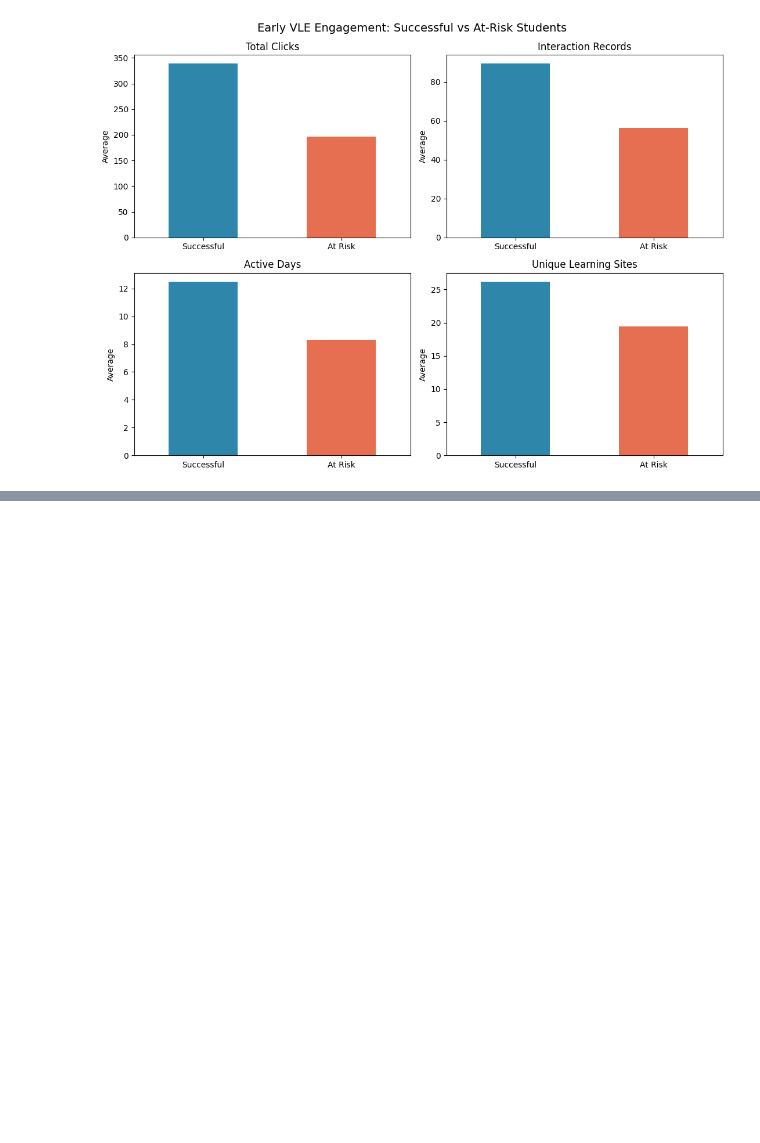
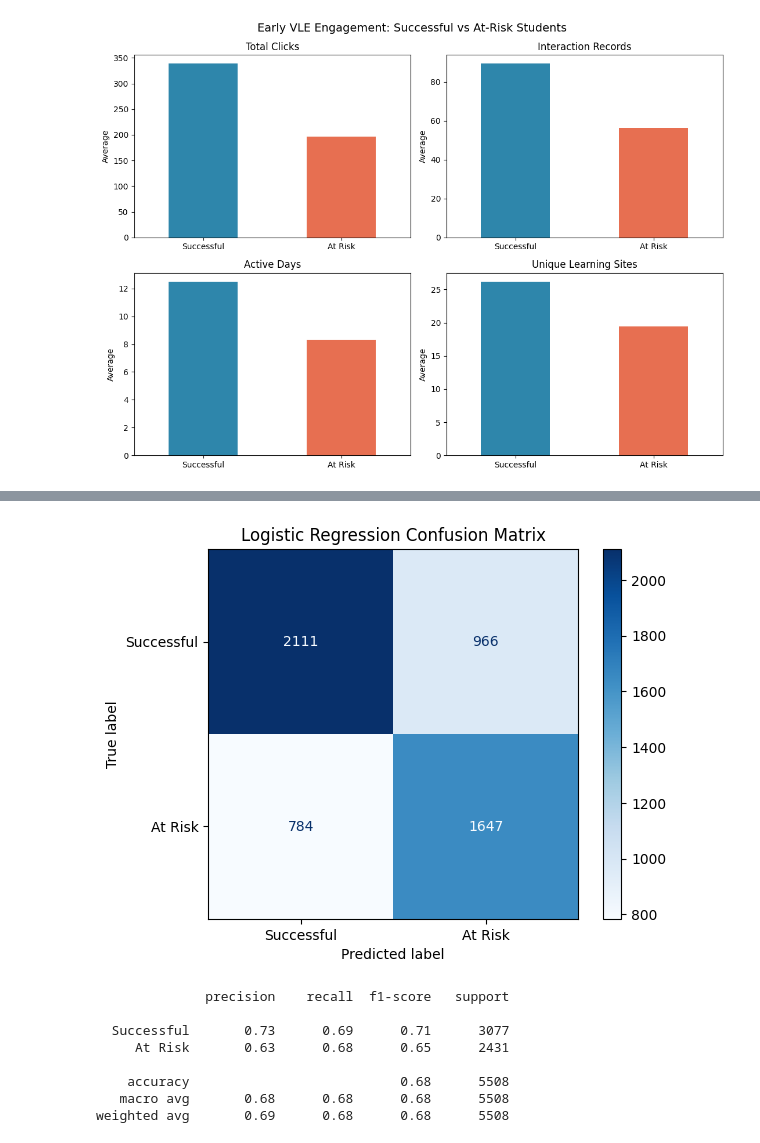
Before and after one commit to dalkhaseeb-D/at-risk-student-prediction, a Jupyter notebook: notebooks/01_data_audit.ipynb, the cells around one changed output, grey strips where cells are left out. Cells and saved outputs as stored; diff of their text form; code cells hidden in the pictures; blank space fills up the shorter version.

Commit message:
Add model comparison and evaluation

```diff
--- a/notebooks/01_data_audit.ipynb
+++ b/notebooks/01_data_audit.ipynb
@@ -263,0 +432,35 @@ plt.show()
+# %%
+from sklearn.metrics import ConfusionMatrixDisplay, classification_report
+import matplotlib.pyplot as plt
+
+best_model = fitted_models["Logistic Regression"]
+best_predictions = best_model.predict(X_test)
+
+ConfusionMatrixDisplay.from_predictions(
+    y_test,
+    best_predictions,
+    display_labels=["Successful", "At Risk"],
+    cmap="Blues",
+    values_format="d"
+)
+
+plt.title("Logistic Regression Confusion Matrix")
+plt.show()
+
+print(
+    classification_report(
+        y_test,
+        best_predictions,
+        target_names=["Successful", "At Risk"]
+    )
+)
+# %% [output]
+[figure, added]
+              precision    recall  f1-score   support
+
+  Successful       0.73      0.69      0.71      3077
+     At Risk       0.63      0.68      0.65      2431
+
+    accuracy                           0.68      5508
+   macro avg       0.68      0.68      0.68      5508
+weighted avg       0.69      0.68      0.68      5508
```
Also changed, not shown: parts of 2 cells of this notebook.
